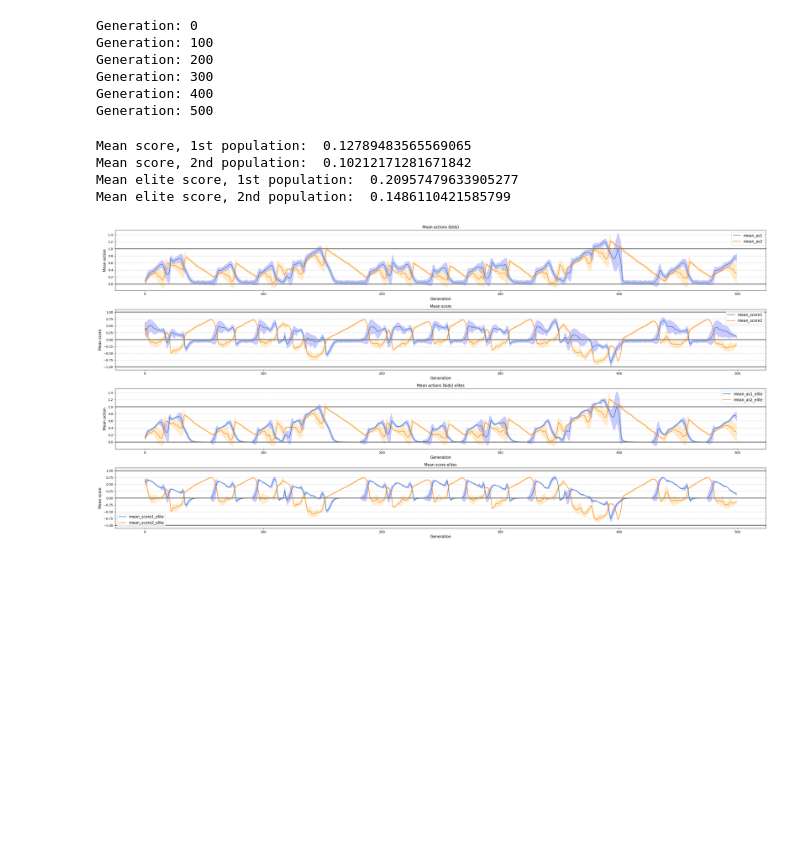
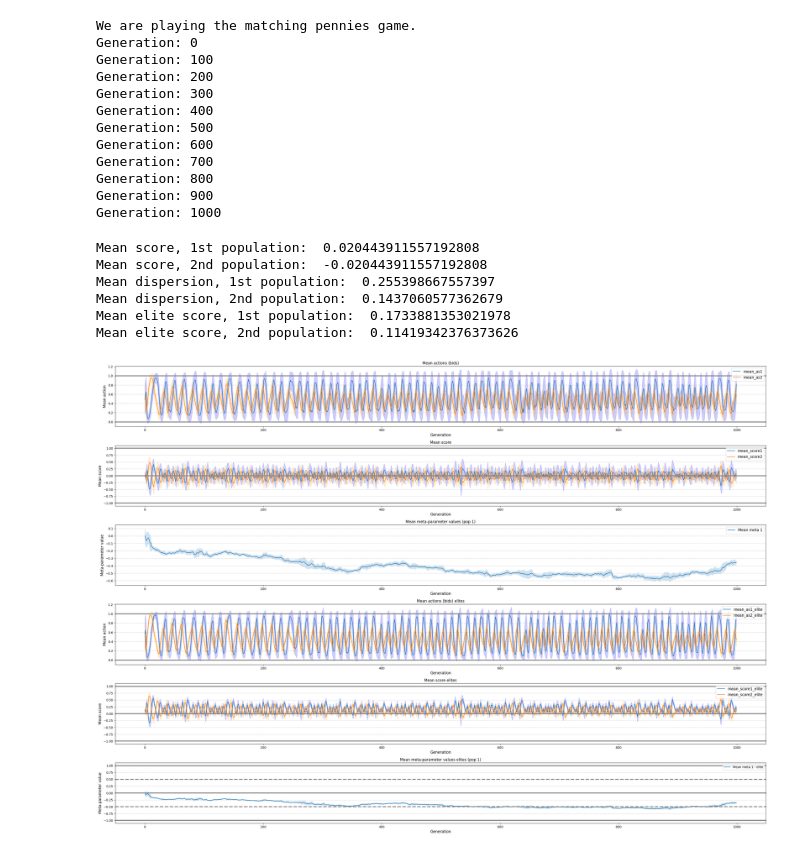
Before and after one commit to BGasperov/FERLUDE, a Jupyter notebook: code/Higher order mutation rates for an all-pay auction.ipynb, the cells around one changed output. Saved outputs shown, nothing was run; the diff lists cells and outputs as text; code cells hidden in the pictures; blank space fills up the shorter version.

```diff
--- a/code/Higher order mutation rates for an all-pay auction.ipynb
+++ b/code/Higher order mutation rates for an all-pay auction.ipynb
@@ -267,15 +302,16 @@ class PopulationEvolution:
         return np.array(mean_scores1), np.array(mean_scores2), np.array(std_scores1), np.array(std_scores2), np.array(mean_as1), np.array(mean_as2), np.array(std_as1), np.array(std_as2), np.array(mean_meta_1s), np.array(mean_meta_2s), np.array(std_meta_1s), np.array(std_meta_2s), np.array(mean_scores1_elite), np.array(mean_scores2_elite), np.array(std_scores1_elite), np.array(std_scores2_elite), np.array(mean_as1_elite), np.array(mean_as2_elite), np.array(std_as1_elite), np.array(std_as2_elite), np.array(mean_meta_1s_elite), np.array(mean_meta_2s_elite), np.array(std_meta_1s_elite), np.array(std_meta_2s_elite)
 # %%
 popevo = PopulationEvolution(
-    population_size = 128,
-    top_k = 64,
+    game_type = 2,
+    population_size = 64,
+    top_k = 32,
     main_genotype_length = 1,
-    meta_level_1 = 0,
+    meta_level_1 = 1,
     meta_level_2 = 0,
     meta_initialization = 0.1,
-    meta_mutation_rate_1 = 0.1,
-    meta_mutation_rate_2 = 0.03,
-    nr_of_generations = 500,
+    meta_mutation_rate_1 = 0.01,
+    meta_mutation_rate_2 = 0.1,
+    nr_of_generations = 1000,
     referential = False,
     elitism = True,
     regularization = False,
@@ -285,12 +321,18 @@ popevo = PopulationEvolution(
     verbose = False)
 mean_scores1, mean_scores2, std_scores1, std_scores2, mean_as1, mean_as2, std_as1, std_as2, mean_meta_1s, mean_meta_2s, std_meta_1s, std_meta_2s, mean_scores1_elite, mean_scores2_elite, std_scores1_elite, std_scores2_elite, mean_as1_elite, mean_as2_elite, std_as1_elite, std_as2_elite, mean_meta_1s_elite, mean_meta_2s_elite, std_meta_1s_elite, std_meta_2s_elite  = popevo.evolve()
 # %% [output]
+We are playing the matching pennies game.
 Generation: 0
 Generation: 100
 Generation: 200
 Generation: 300
 Generation: 400
 Generation: 500
+Generation: 600
+Generation: 700
+Generation: 800
+Generation: 900
+Generation: 1000
 # %%
 def plotter(final_t):
     plotcounter = 1
@@ -338,11 +380,11 @@ def plotter(final_t):
             plt.plot(mean_meta_1s[0:final_t][:, i], label="Mean meta {}".format(i+1))
             plt.fill_between(np.arange(final_t), mean_meta_1s[0:final_t][:, i] - std_meta_1s[0:final_t][:, i],
                             mean_meta_1s[0:final_t][:, i] + std_meta_1s[0:final_t][:, i], alpha=0.2)
-        plt.axhline(y=-1, color='gray', linestyle='-', linewidth=3)
-        plt.axhline(y=-0.5, color='gray', linestyle='--', linewidth=3)
-        plt.axhline(y=0, color='gray', linestyle='-', linewidth=3)
-        plt.axhline(y=0.5, color='gray', linestyle='--', linewidth=3)
-        plt.axhline(y=1, color='gray', linestyle='-', linewidth=3)
+        #plt.axhline(y=-1, color='gray', linestyle='-', linewidth=3)
+        #plt.axhline(y=-0.5, color='gray', linestyle='--', linewidth=3)
+        #plt.axhline(y=0, color='gray', linestyle='-', linewidth=3)
+        #plt.axhline(y=0.5, color='gray', linestyle='--', linewidth=3)
+        #plt.axhline(y=1, color='gray', linestyle='-', linewidth=3)
         plt.grid(True, axis='y', linestyle='--', alpha=0.7)
         plt.title("Mean meta-parameter values (pop 1)", fontsize=12)
         plt.xlabel("Generation", fontsize=12)
@@ -357,11 +399,11 @@ def plotter(final_t):
             plt.plot(mean_meta_2s[0:final_t][:,i], label="Mean meta {}".format(i+1))
             plt.fill_between(np.arange(final_t), mean_meta_2s[0:final_t][:,i] - std_meta_2s[0:final_t][:,i],
                              mean_meta_2s[0:final_t][:,i] + std_meta_2s[0:final_t][:,i], alpha=0.2)
-        plt.axhline(y=-1, color='gray', linestyle='-', linewidth=3)
-        plt.axhline(y=-0.5, color='gray', linestyle='--', linewidth=3)
-        plt.axhline(y=0, color='gray', linestyle='-', linewidth=3)
-        plt.axhline(y=0.5, color='gray', linestyle='--', linewidth=3)
-        plt.axhline(y=1, color='gray', linestyle='-', linewidth=3)
+        #plt.axhline(y=-1, color='gray', linestyle='-', linewidth=3)
+        #plt.axhline(y=-0.5, color='gray', linestyle='--', linewidth=3)
+        #plt.axhline(y=0, color='gray', linestyle='-', linewidth=3)
+        #plt.axhline(y=0.5, color='gray', linestyle='--', linewidth=3)
+        #plt.axhline(y=1, color='gray', linestyle='-', linewidth=3)
         plt.grid(True, axis='y', linestyle='--', alpha=0.7)
         plt.title("Mean meta-parameter values (pop 2)", fontsize=12)
         plt.xlabel("Generation", fontsize=12)
@@ -419,36 +461,40 @@ def plotter(final_t):
         plt.grid(True, axis='y', linestyle='--', alpha=0.7)
         plt.title("Mean meta-parameter values elites (pop 1)", fontsize=12)
         plt.xlabel("Generation", fontsize=12)
         plt.ylabel("Meta-parameter value", fontsize=12)
         plt.legend()
 
     # Eighth subplot: Meta elites 2nd pop
     if mean_meta_2s_elite.ndim > 1:
         plotcounter += 1
         plt.subplot(8, 1, plotcounter)
         for i in range(mean_meta_2s_elite.shape[1]):
             plt.plot(mean_meta_2s_elite[0:final_t][:,i],label="Mean meta {} - elite".format(i+1))
             plt.fill_between(np.arange(final_t), mean_meta_2s_elite[0:final_t][:,i] - std_meta_2s_elite[0:final_t][:,i],
                             mean_meta_2s_elite[0:final_t][:,i] + std_meta_2s_elite[0:final_t][:,i], alpha=0.2)
         plt.axhline(y=-1, color='gray', linestyle='-', linewidth=3)
         plt.axhline(y=-0.5, color='gray', linestyle='--', linewidth=3)
         plt.axhline(y=0, color='gray', linestyle='-', linewidth=3)
         plt.axhline(y=0.5, color='gray', linestyle='--', linewidth=3)
         plt.axhline(y=1, color='gray', linestyle='-', linewidth=3)
         plt.grid(True, axis='y', linestyle='--', alpha=0.7)
         plt.title("Mean meta-parameter values elites (pop 2)", fontsize=12)
         plt.xlabel("Generation", fontsize=12)
         plt.ylabel("Meta-parameter value", fontsize=12)
         plt.legend()
     print("Mean score, 1st population: ", np.mean(mean_scores1))
     print("Mean score, 2nd population: ", np.mean(mean_scores2))
+    print("Mean dispersion, 1st population: ", np.mean(std_as1))
+    print("Mean dispersion, 2nd population: ", np.mean(std_as2))
     print("Mean elite score, 1st population: ", np.mean(mean_scores1_elite))
     print("Mean elite score, 2nd population: ", np.mean(mean_scores2_elite))
     plt.tight_layout()
-plotter(500)
+plotter(1000)
 # %% [output]
-Mean score, 1st population:  0.12789483565569065
-Mean score, 2nd population:  0.10212171281671842
-Mean elite score, 1st population:  0.20957479633905277
-Mean elite score, 2nd population:  0.1486110421585799
+Mean score, 1st population:  0.020443911557192808
+Mean score, 2nd population:  -0.020443911557192808
+Mean dispersion, 1st population:  0.255398667557397
+Mean dispersion, 2nd population:  0.1437060577362679
+Mean elite score, 1st population:  0.1733881353021978
+Mean elite score, 2nd population:  0.11419342376373626
-[figure, old version]
+[figure, new version]
```
Also changed, not shown: parts of 1 cell of this notebook.
